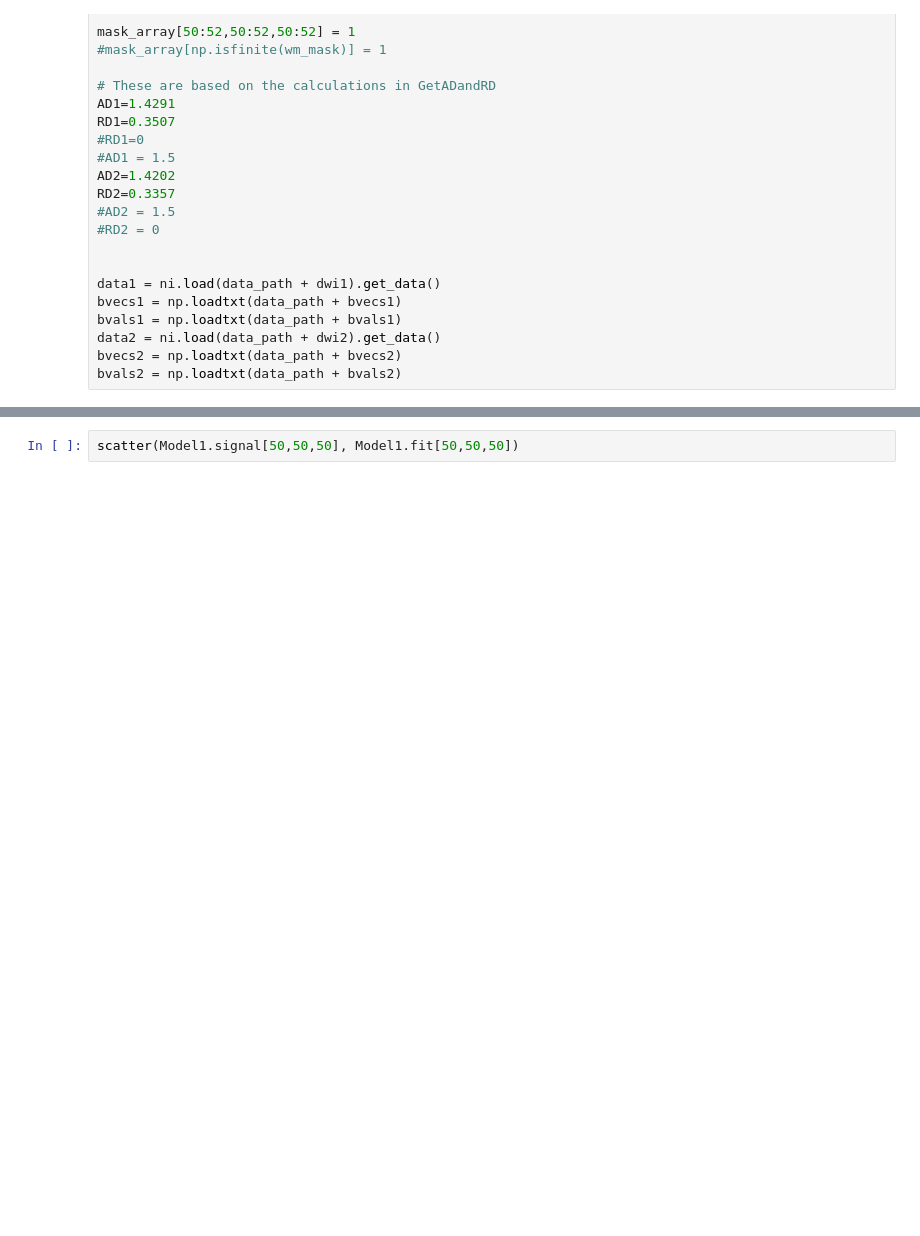
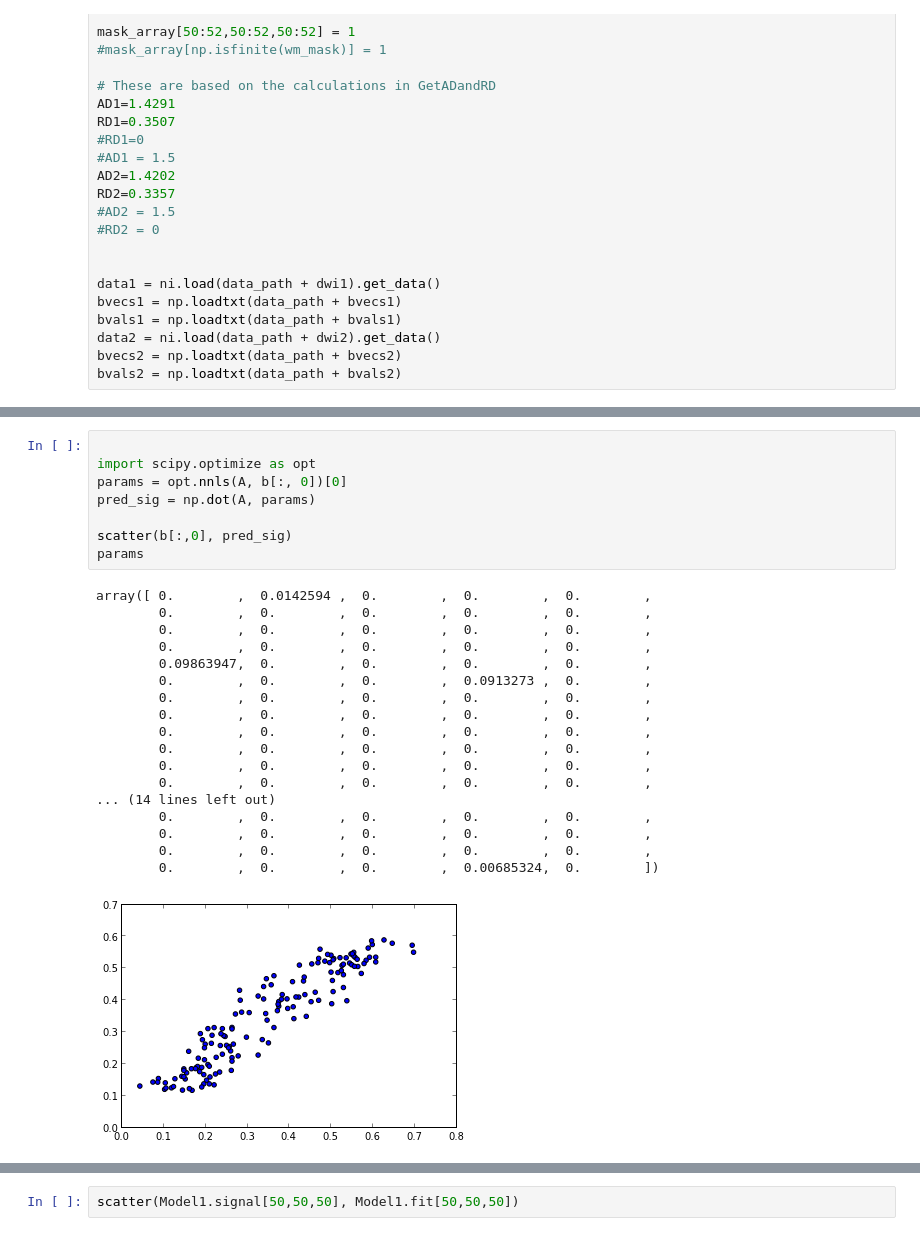
Before and after one commit to arokem/osmosis, a Jupyter notebook: osmosis/ipynb/SparseDeconvolutionModel.ipynb, the cells around one changed output, grey strips where cells are left out. Cells and saved outputs as stored; diff of their text form; blank space fills up the shorter version.

```diff
--- a/osmosis/ipynb/SparseDeconvolutionModel.ipynb
+++ b/osmosis/ipynb/SparseDeconvolutionModel.ipynb
@@ -107,0 +102,27 @@ Loading TensorModel params from: TensorModel.nii.gz
+# %%
+
+import scipy.optimize as opt
+params = opt.nnls(A, b[:, 0])[0]
+pred_sig = np.dot(A, params)
+
+scatter(b[:,0], pred_sig)
+params
+# %% [output]
+array([ 0.        ,  0.0142594 ,  0.        ,  0.        ,  0.        ,
+        0.        ,  0.        ,  0.        ,  0.        ,  0.        ,
+        0.        ,  0.        ,  0.        ,  0.        ,  0.        ,
+        0.        ,  0.        ,  0.        ,  0.        ,  0.        ,
+        0.09863947,  0.        ,  0.        ,  0.        ,  0.        ,
+        0.        ,  0.        ,  0.        ,  0.0913273 ,  0.        ,
+        0.        ,  0.        ,  0.        ,  0.        ,  0.        ,
+        0.        ,  0.        ,  0.        ,  0.        ,  0.        ,
+        0.        ,  0.        ,  0.        ,  0.        ,  0.        ,
+        0.        ,  0.        ,  0.        ,  0.        ,  0.        ,
+        0.        ,  0.        ,  0.        ,  0.        ,  0.        ,
+        0.        ,  0.        ,  0.        ,  0.        ,  0.        ,
+... (14 lines left out)
+        0.        ,  0.        ,  0.        ,  0.        ,  0.        ,
+        0.        ,  0.        ,  0.        ,  0.        ,  0.        ,
+        0.        ,  0.        ,  0.        ,  0.        ,  0.        ,
+        0.        ,  0.        ,  0.        ,  0.00685324,  0.        ])
+[figure, added]
```
Also changed, not shown: parts of 4 cells of this notebook.
